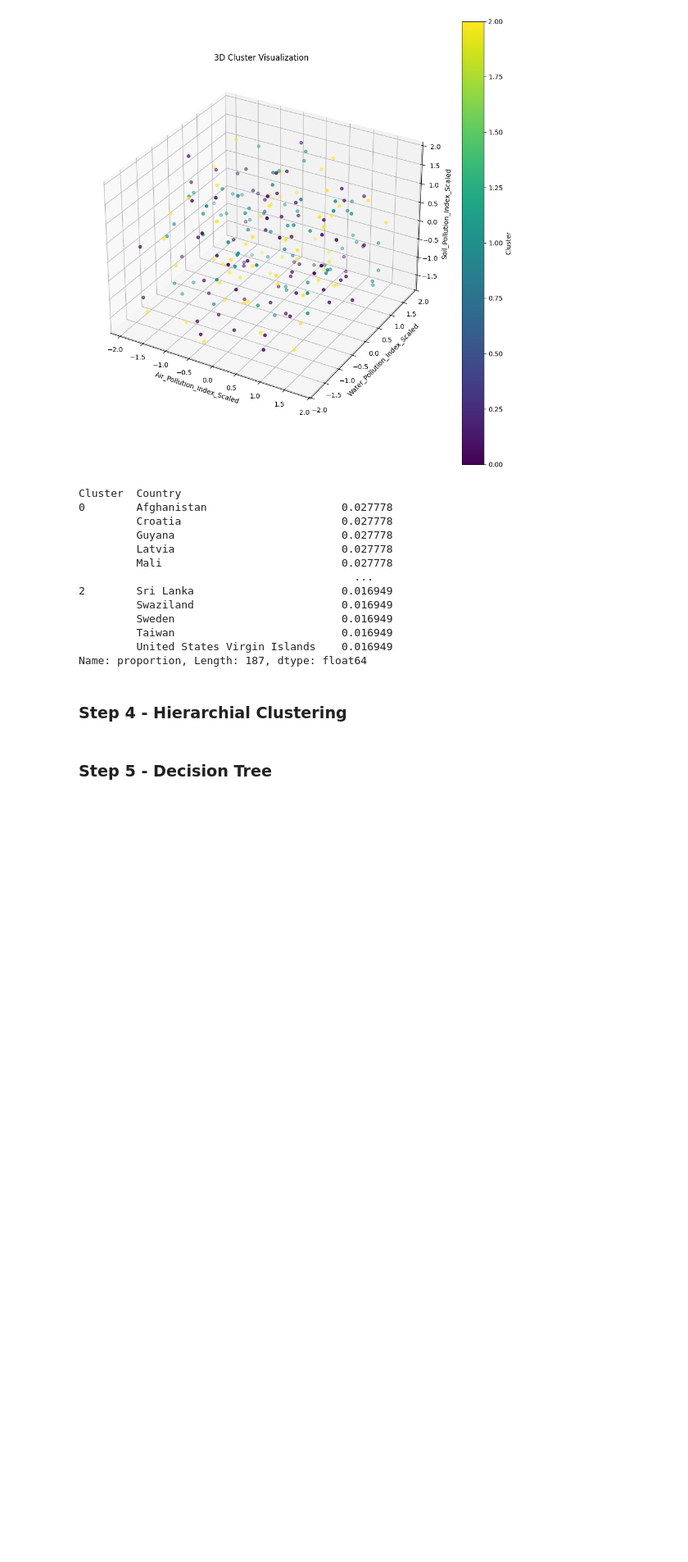
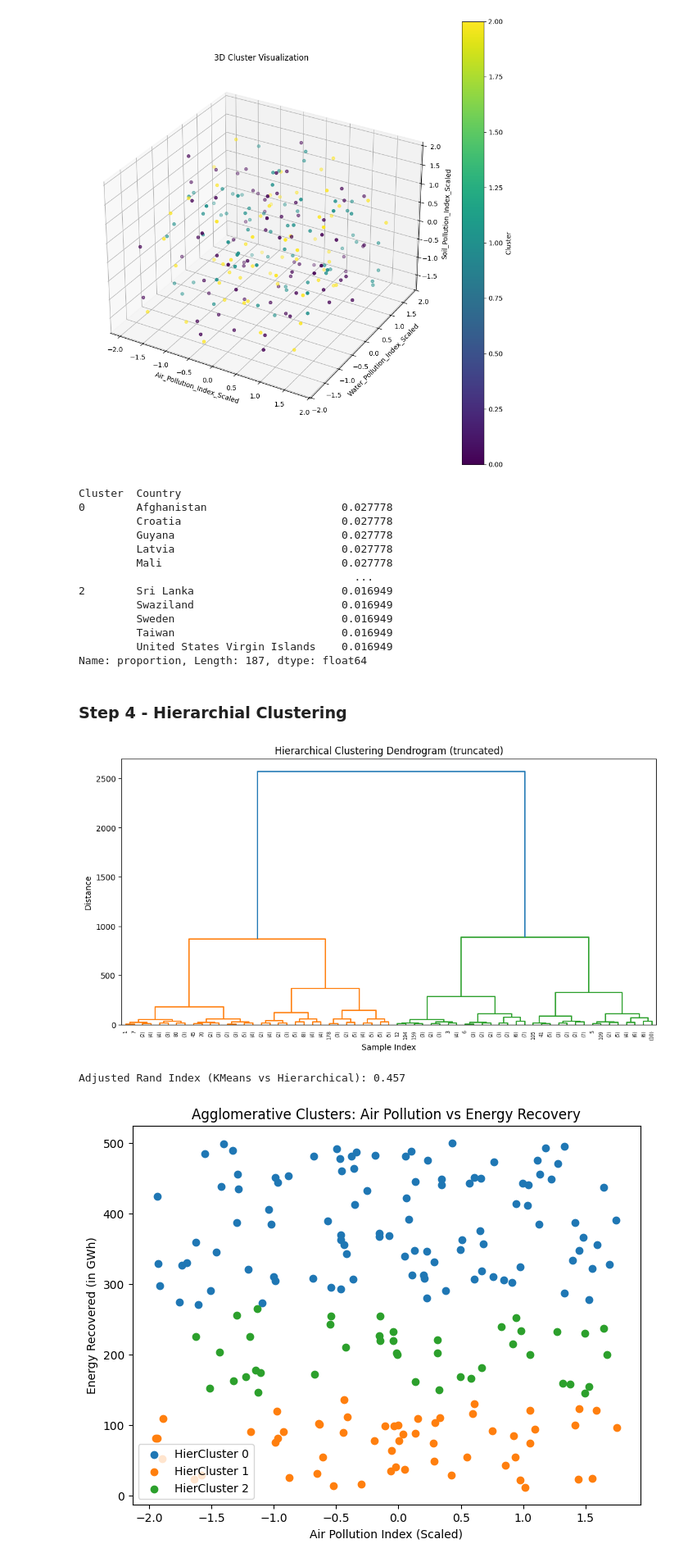
Before and after one commit to princypandya/Global-Pollution-Analysis-and-Energy-Recovery, a Jupyter notebook: Clustering_Neural_Network.ipynb, the cells around one changed output. Shown at 82% size. Saved outputs shown, nothing was run; the diff lists cells and outputs as text; code cells hidden in the pictures; blank space fills up the shorter version.

```diff
--- a/Clustering_Neural_Network.ipynb
+++ b/Clustering_Neural_Network.ipynb
@@ -268,6 +270,40 @@ Name: proportion, Length: 187, dtype: float64
 # %% [markdown]
 <h3>Step 4 - Hierarchial Clustering
 </h3>
-# %% [markdown]
-<h3>Step 5 - Decision Tree
-</h3>
+# %%
+# Select features for hierarchical clustering (reuse x)
+X_hier = x.copy()
+
+# Compute linkage matrix for dendrogram
+linked = linkage(X_hier, method='ward')
+
+plt.figure(figsize=(12, 6))
+dendrogram(linked, truncate_mode='level', p=5)
+plt.title('Hierarchical Clustering Dendrogram (truncated)')
+plt.xlabel('Sample Index')
+plt.ylabel('Distance')
+plt.show()
+
+# Choose number of clusters (e.g., 3 for comparison with KMeans)
+n_clusters = optimal_k
+agglo = AgglomerativeClustering(n_clusters=n_clusters, metric='euclidean', linkage='ward')
+d['HierCluster'] = agglo.fit_predict(X_hier)
+
+# Compare with KMeans clusters
+ari = adjusted_rand_score(d['Cluster'], d['HierCluster'])
+print(f"Adjusted Rand Index (KMeans vs Hierarchical): {ari:.3f}")
+
+# Visualize clusters (2D example: Air Pollution vs Energy Recovery)
+plt.figure(figsize=(8,6))
+for cluster in range(n_clusters):
+    subset = d[d['HierCluster'] == cluster]
+    plt.scatter(subset['Air_Pollution_Index_Scaled'], subset['Energy_Recovered (in GWh)'], label=f'HierCluster {cluster}')
+plt.xlabel('Air Pollution Index (Scaled)')
+plt.ylabel('Energy Recovered (in GWh)')
+plt.title('Agglomerative Clusters: Air Pollution vs Energy Recovery')
+plt.legend()
+plt.show()
+# %% [output]
+[figure, added]
+Adjusted Rand Index (KMeans vs Hierarchical): 0.457
+[figure, added]
```
Also changed, not shown: parts of 26 cells of this notebook.
